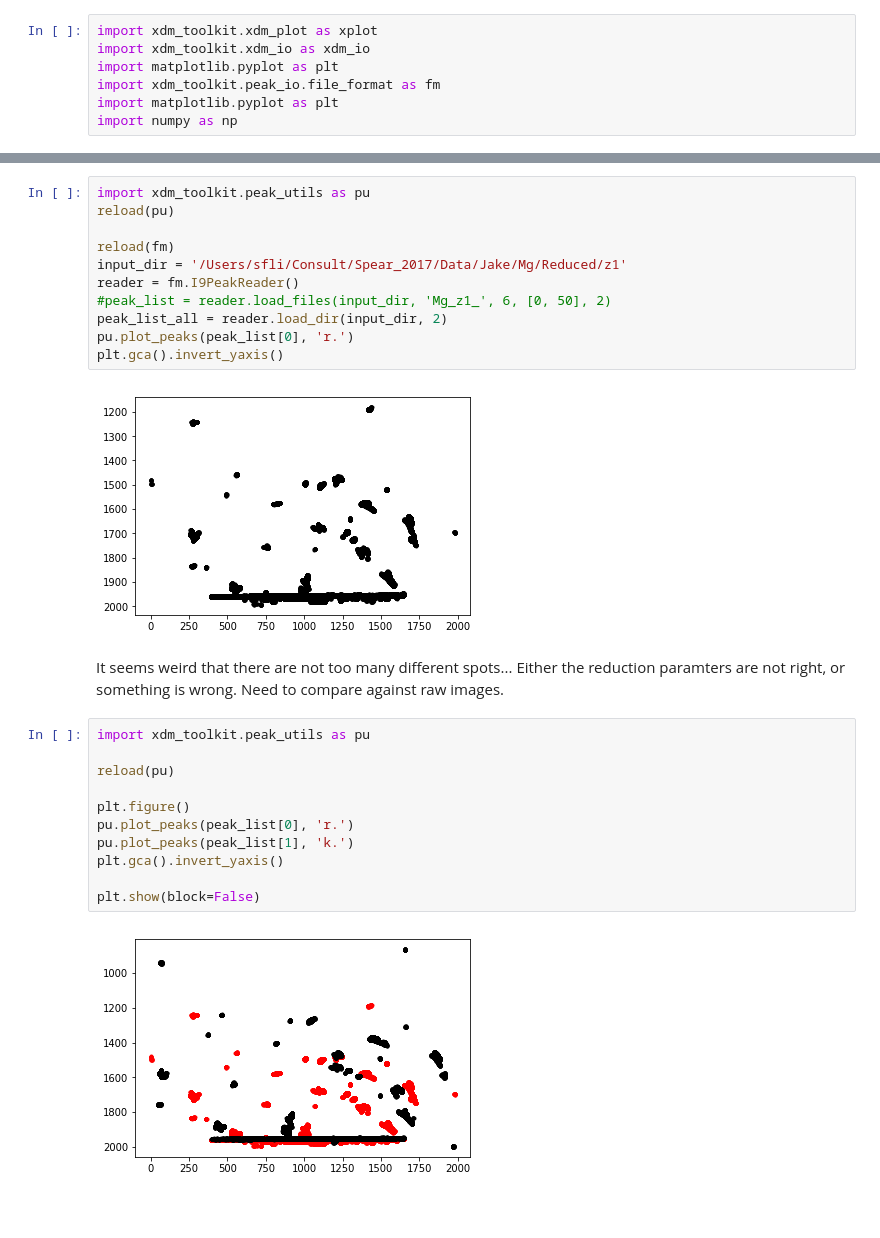
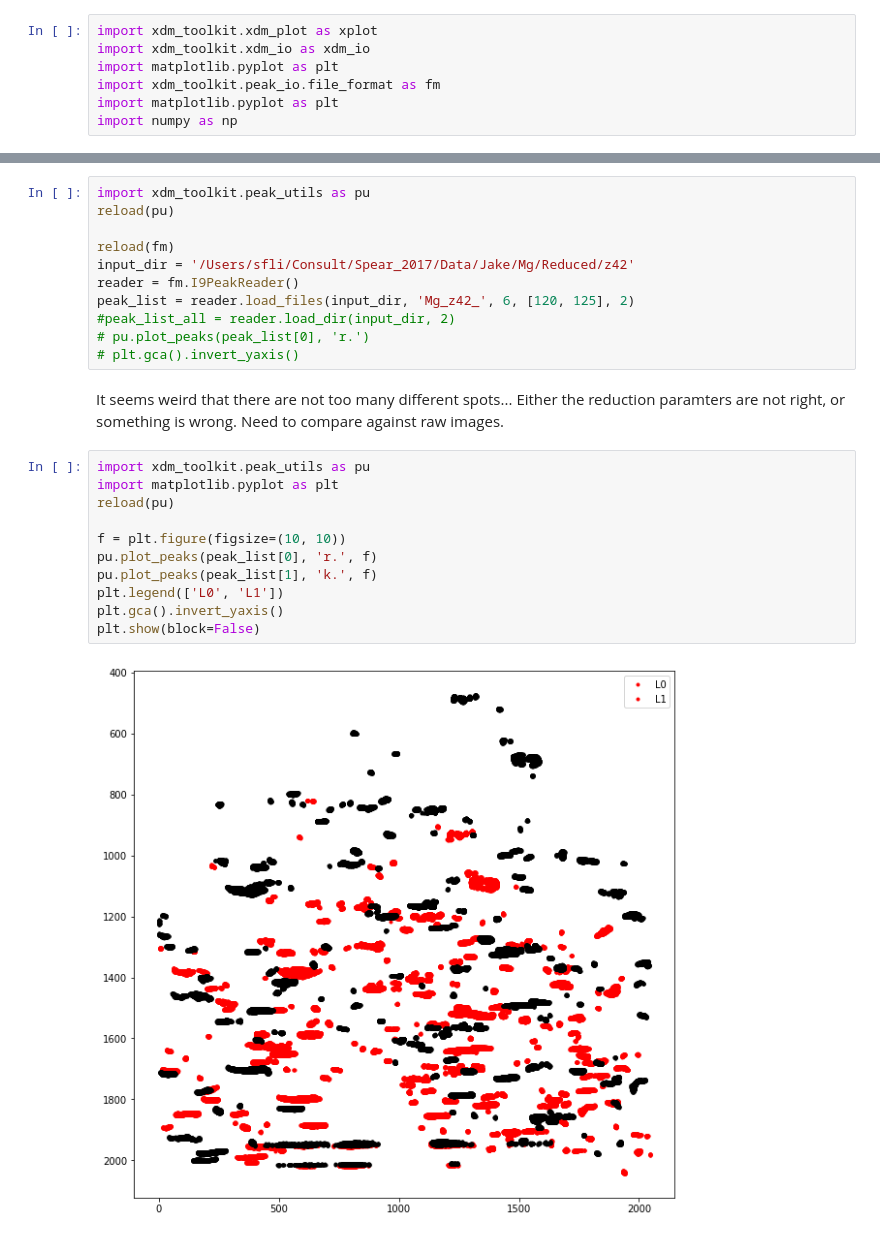
Before and after one commit to FrankieLi/Notebooks, a Jupyter notebook: Jake/pynotebook/Reduced Data Check.ipynb, the cells around one changed output, grey strips where cells are left out. Cells and saved outputs as stored; diff of their text form; blank space fills up the shorter version.

```diff
--- a/Jake/pynotebook/Reduced Data Check.ipynb
+++ b/Jake/pynotebook/Reduced Data Check.ipynb
@@ -23,26 +10,24 @@ import xdm_toolkit.peak_utils as pu
 reload(pu)
 
 reload(fm)
-input_dir = '/Users/sfli/Consult/Spear_2017/Data/Jake/Mg/Reduced/z1'
+input_dir = '/Users/sfli/Consult/Spear_2017/Data/Jake/Mg/Reduced/z42'
 reader = fm.I9PeakReader()
-#peak_list = reader.load_files(input_dir, 'Mg_z1_', 6, [0, 50], 2)
-peak_list_all = reader.load_dir(input_dir, 2)
-pu.plot_peaks(peak_list[0], 'r.')
-plt.gca().invert_yaxis()
+peak_list = reader.load_files(input_dir, 'Mg_z42_', 6, [120, 125], 2)
+#peak_list_all = reader.load_dir(input_dir, 2)
+# pu.plot_peaks(peak_list[0], 'r.')
+# plt.gca().invert_yaxis()
-# %% [output]
-[figure, removed]
 # %% [markdown]
 It seems weird that there are not too many different spots... Either the reduction paramters are not right, or something is wrong. Need to compare against raw images.
 # %%
 import xdm_toolkit.peak_utils as pu
-
+import matplotlib.pyplot as plt
 reload(pu)
 
-plt.figure()
-pu.plot_peaks(peak_list[0], 'r.')
-pu.plot_peaks(peak_list[1], 'k.')
+f = plt.figure(figsize=(10, 10))
+pu.plot_peaks(peak_list[0], 'r.', f)
+pu.plot_peaks(peak_list[1], 'k.', f)
+plt.legend(['L0', 'L1'])
 plt.gca().invert_yaxis()
-
 plt.show(block=False)
 # %% [output]
-[figure, old version]
+[figure, new version]
```
Also changed, not shown: parts of 6 cells of this notebook.
